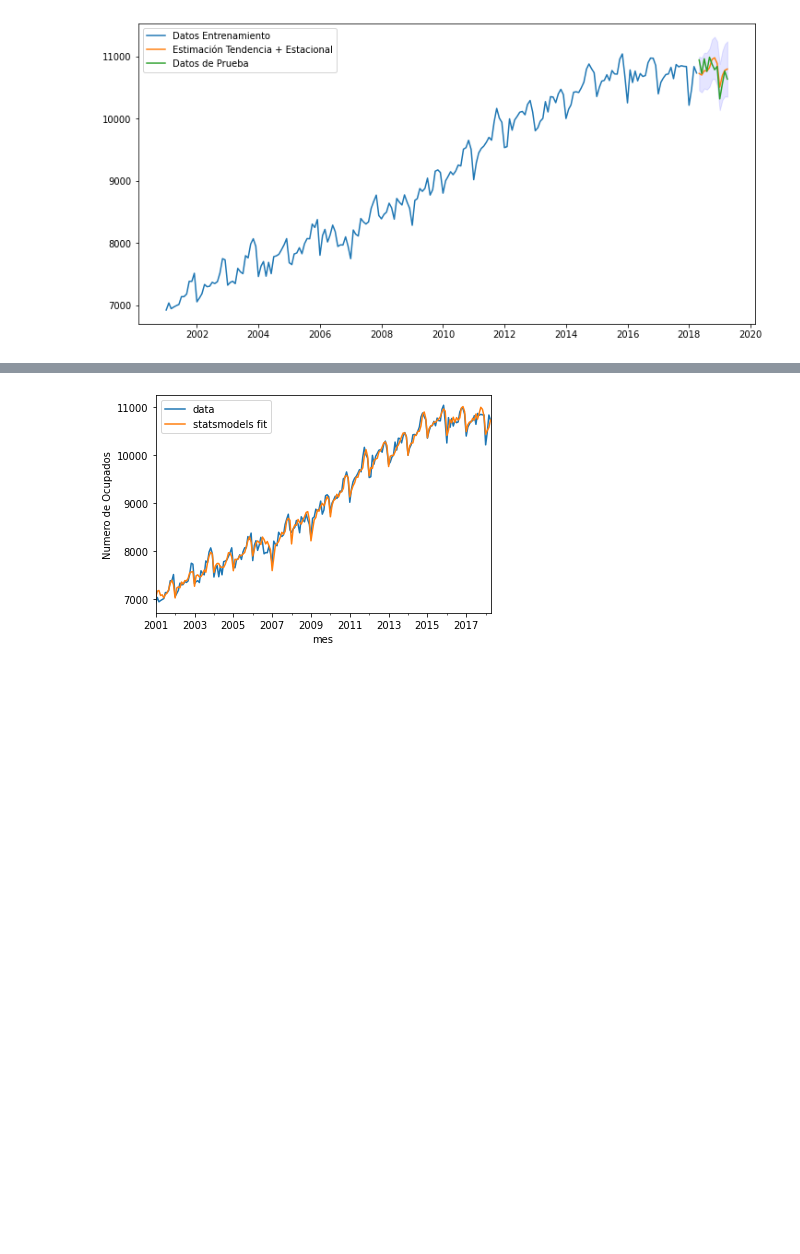
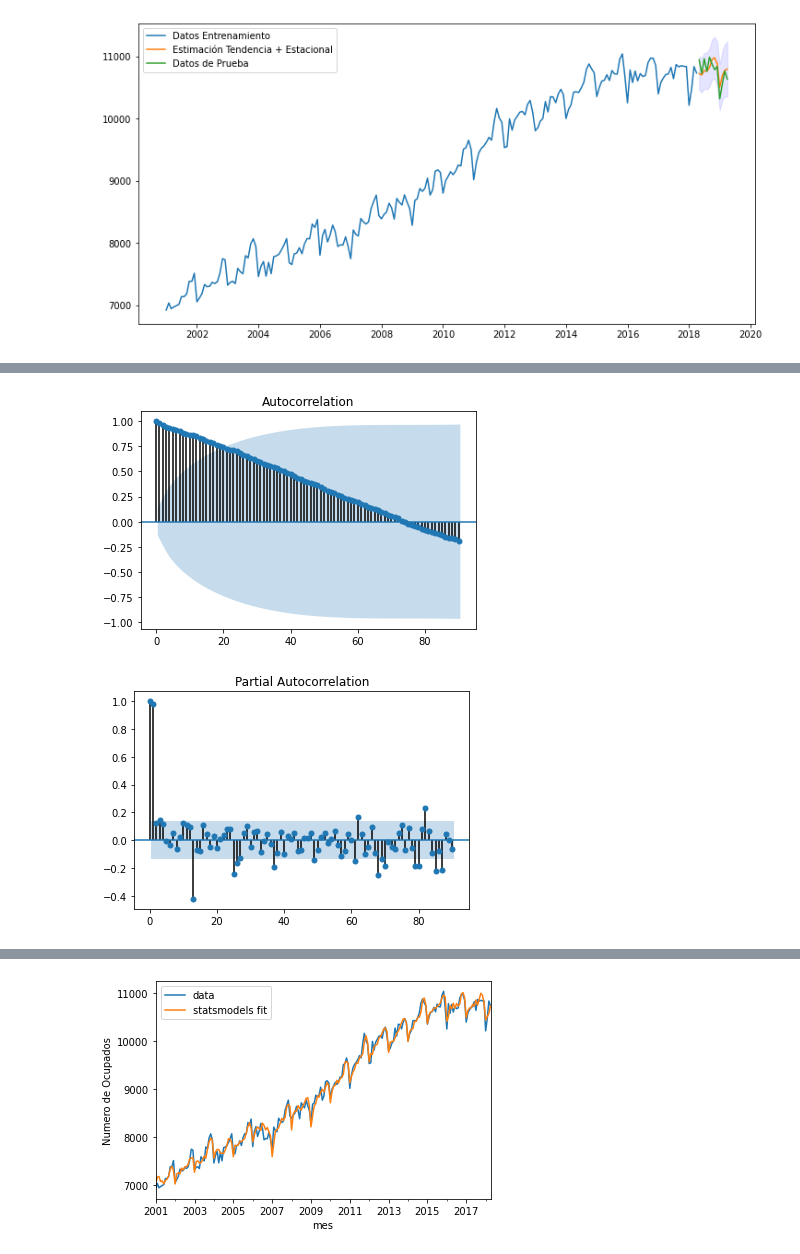
Before and after one commit to KevinGuzm/ProyectoSeriedeTiempo, a Jupyter notebook: Fundamentos.ipynb, the cells around one changed output, grey strips where cells are left out. Drawn from its saved outputs; the diff is of its cells as text; code cells hidden in the pictures; blank space fills up the shorter version.

```diff
--- a/Fundamentos.ipynb
+++ b/Fundamentos.ipynb
@@ -212,0 +251,4 @@ plt.show()
+# %%
+data = pd.read_excel("/content/drive/MyDrive/Colab Notebooks/Series de Tiempo/Desempleo y empleo/datosEmpleo.xlsx",index_col='mes',parse_dates=True)
+data = data[["Ocupados"]][:train_len]
+data.head()
@@ -212,0 +263,6 @@ plt.show()
+# %%
+plot_acf(data['Ocupados'],lags=90);
+plot_pacf(data['Ocupados'],lags=90);
+# %% [output]
+[figure, added]
+[figure, added]
```
Also changed, not shown: parts of 21 cells of this notebook.
